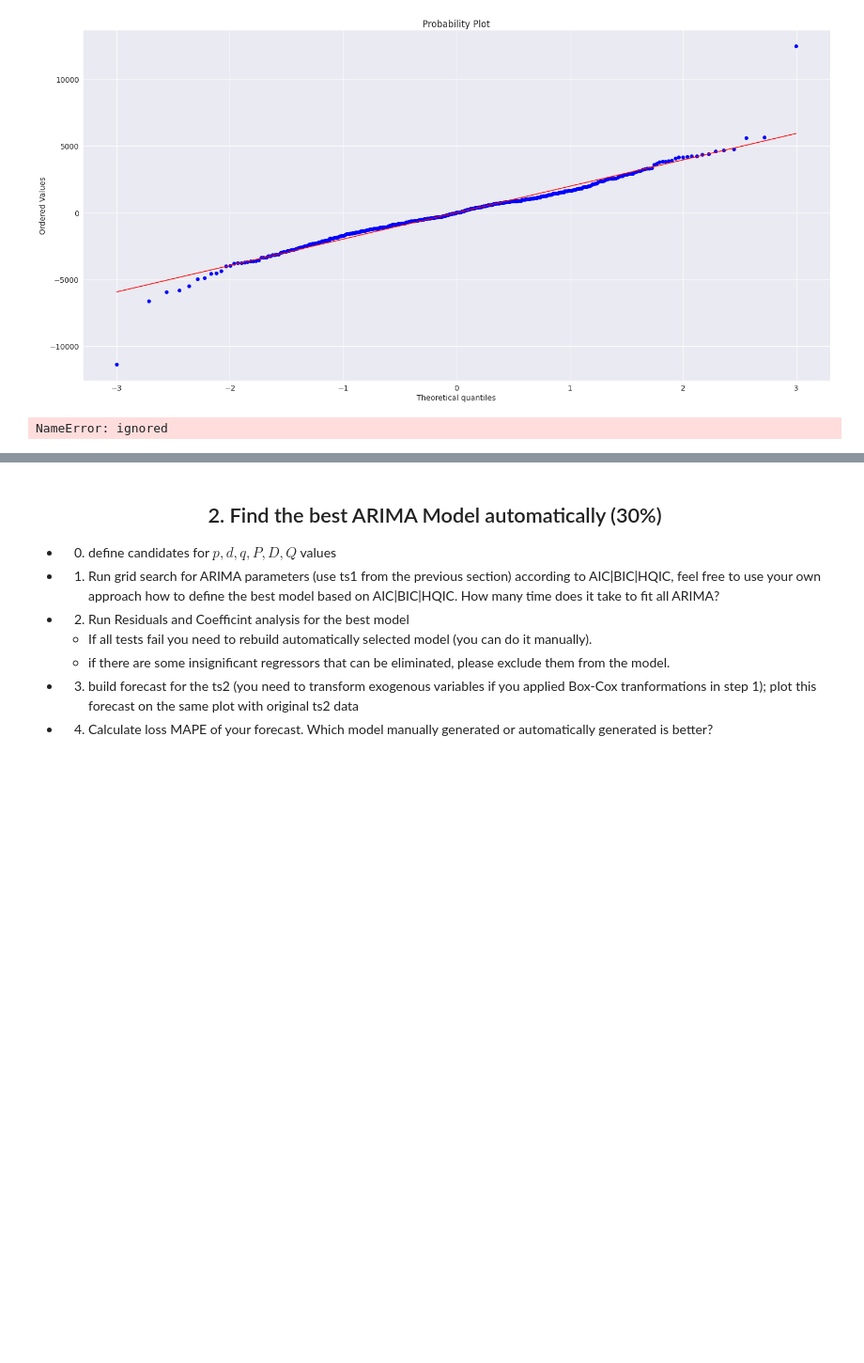
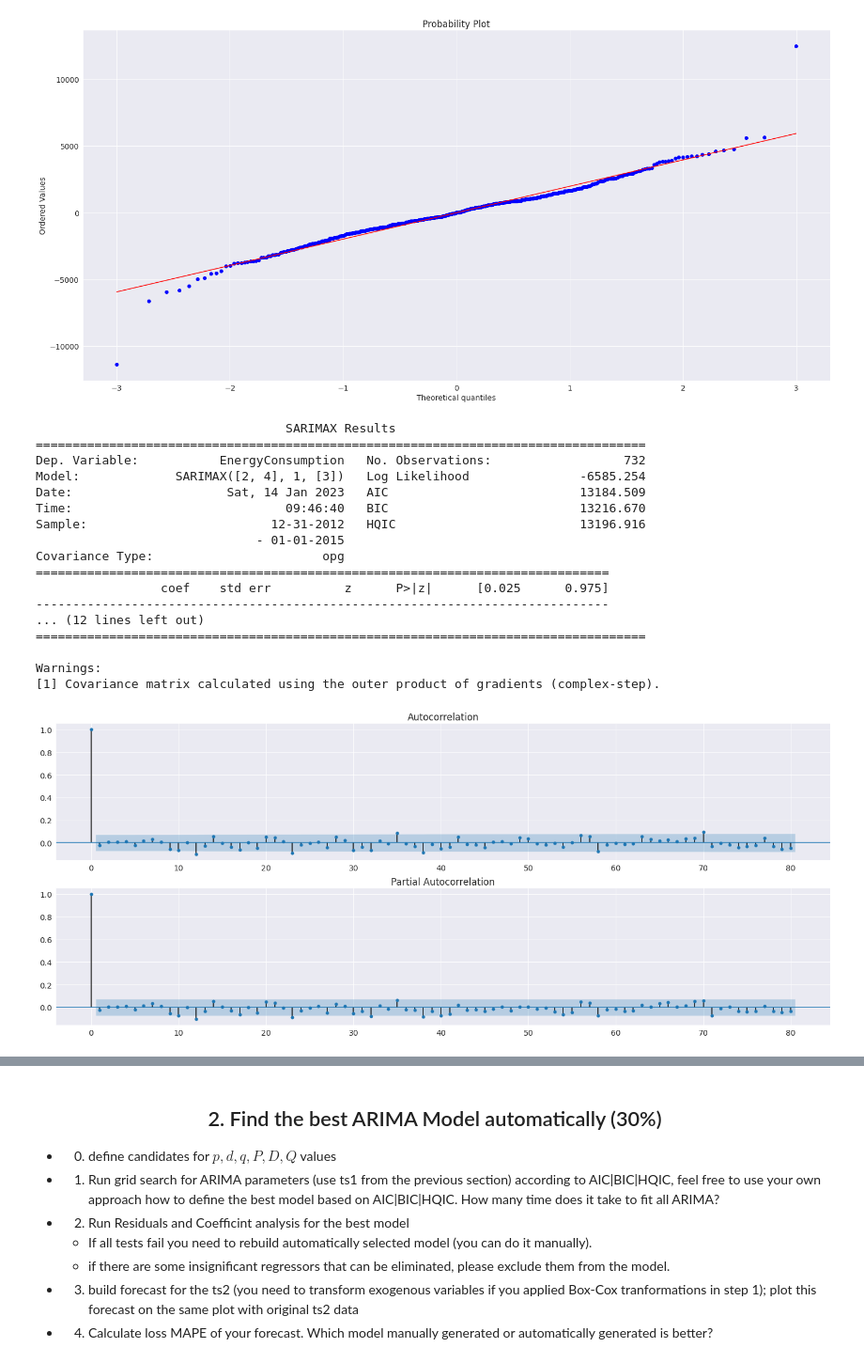
Before and after one commit to Kulikov17/MLDS_ATSF, a Jupyter notebook: hw_2/kulikov_w2022_23_hw2.ipynb, the cells around one changed output, grey strips where cells are left out. Shown at 94% size. Cells and saved outputs as stored; diff of their text form; code cells hidden in the pictures; blank space fills up the shorter version.

```diff
--- a/hw_2/kulikov_w2022_23_hw2.ipynb
+++ b/hw_2/kulikov_w2022_23_hw2.ipynb
@@ -693,10 +727,27 @@ NormaltestResult(statistic=59.749516441735636, pvalue=1.0606140024877508e-13)
 # %%
 # Rebuild best model excluding insignificant regressors
 # Use data differentiated w.r.t. yearly seasonality as SARIMAX can handle only 1 period
-endog = ts1['EnergyConsumption']
-exogs = ts1[['Saturday', 'Sunday', 'Temp1']]
-arima_best = sm.tsa.SARIMAX(endog=endog, order=[(2,4),1,(3,)], seasonal_order=[0,1,0,7], exog=exogs).fit()
+endog = ts_sdiff['EnergyConsumption']
+exogs = ts_sdiff[['Saturday', 'Sunday', 'Temp1']]
+arima_best = sm.tsa.SARIMAX(endog=endog, order=[(2,4),1,(3,)], exog=exogs).fit()
 print(arima_best.summary())
 plot_acf_pacf(arima_best, lags=80)
 # %% [output]
-NameError: ignored
+                                  SARIMAX Results
+===================================================================================
+Dep. Variable:           EnergyConsumption   No. Observations:                  732
+Model:             SARIMAX([2, 4], 1, [3])   Log Likelihood               -6585.254
+Date:                     Sat, 14 Jan 2023   AIC                          13184.509
+Time:                             09:46:40   BIC                          13216.670
+Sample:                         12-31-2012   HQIC                         13196.916
+                              - 01-01-2015
+Covariance Type:                       opg
+==============================================================================
+                 coef    std err          z      P>|z|      [0.025      0.975]
+------------------------------------------------------------------------------
+... (12 lines left out)
+===================================================================================
+
+Warnings:
+[1] Covariance matrix calculated using the outer product of gradients (complex-step).
+[figure, added]
```
Also changed, not shown: parts of 19 cells of this notebook.
